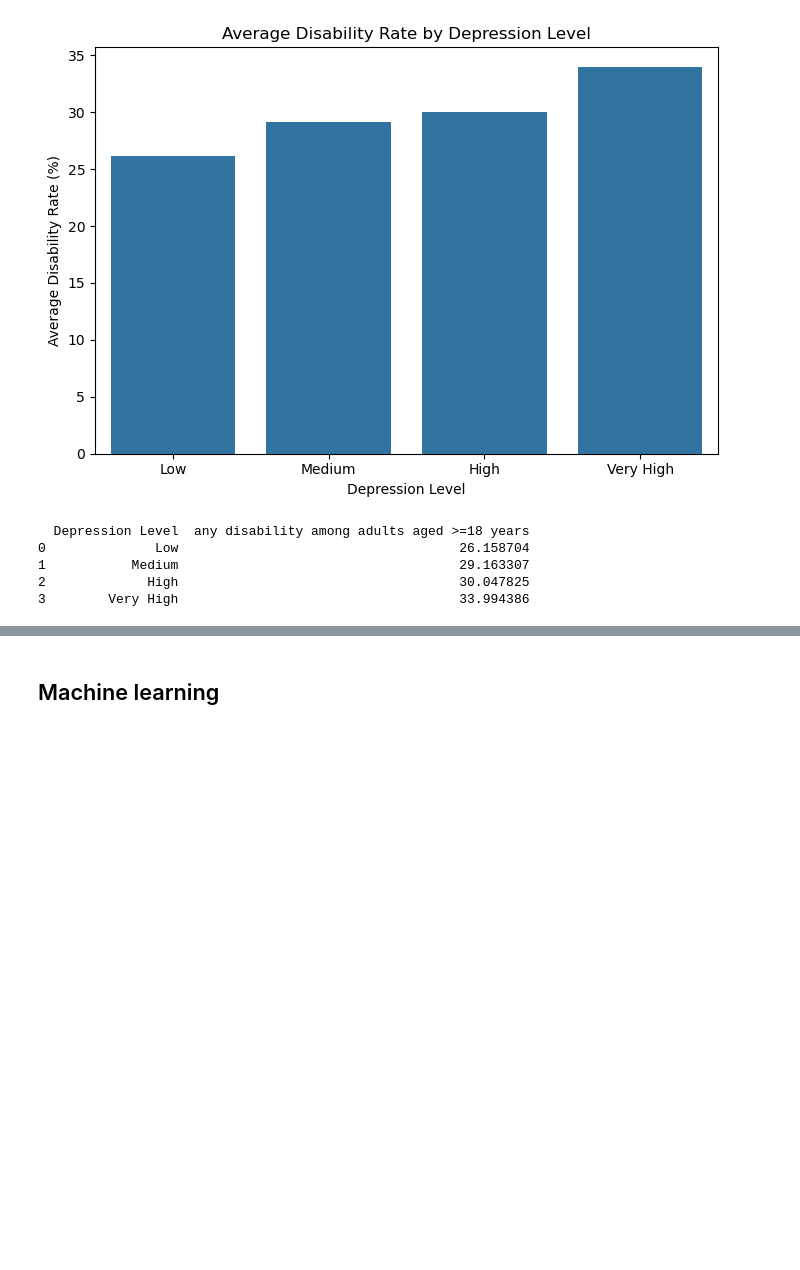
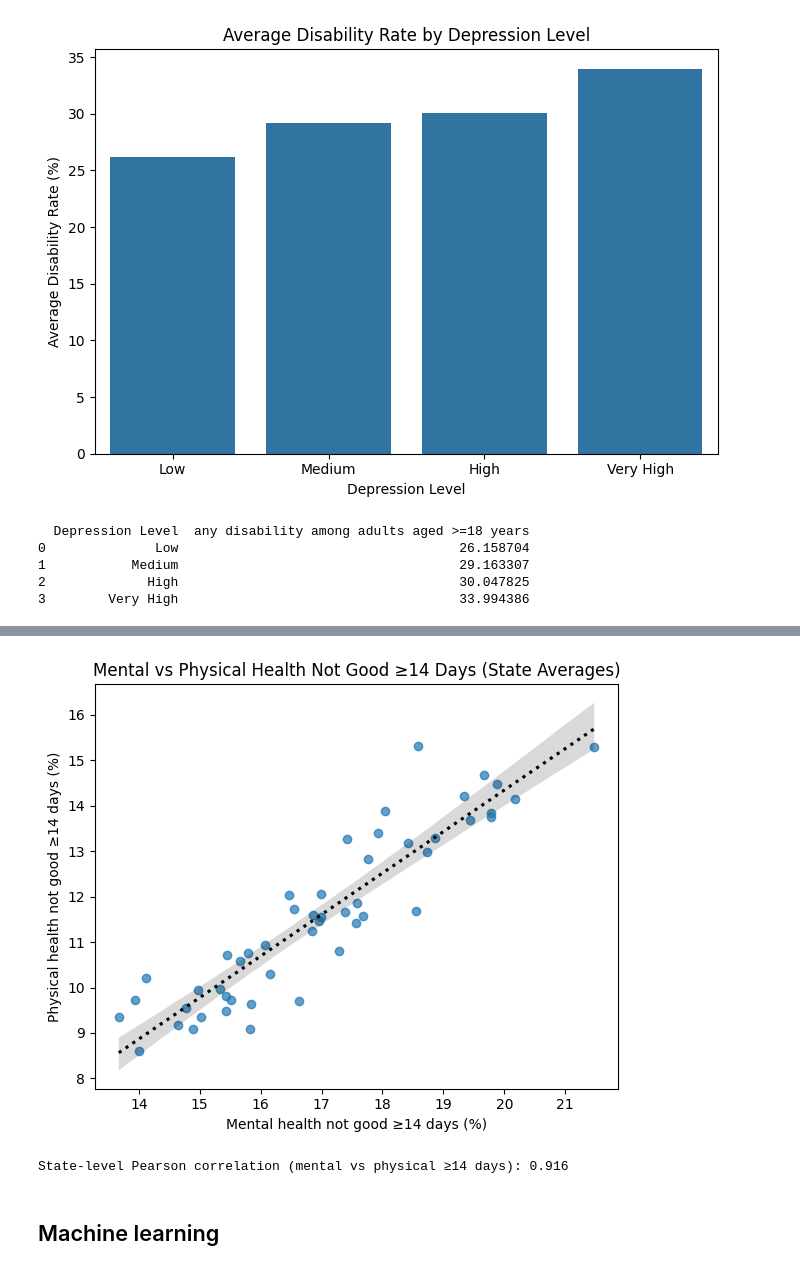
Before and after one commit to jjohn314/exploring-health-outcomes, a Jupyter notebook: prog_report.ipynb, the cells around one changed output, grey strips where cells are left out. Drawn from its saved outputs; the diff is of its cells as text; code cells hidden in the pictures; blank space fills up the shorter version.

Commit message:
Bivariate Map and Scatter with Trend Added

```diff
--- a/prog_report.ipynb
+++ b/prog_report.ipynb
@@ -492,3 +572,63 @@ print(grouped)
+# %%
+# Mental vs Physical health (state-level) with trend line
+import pandas as pd
+import seaborn as sns
+import matplotlib.pyplot as plt
+
+raw_path = 'PLACES__Local_Data_for_Better_Health__Place_Data_2023_release.csv'
+df = pd.read_csv(raw_path)
+
+# Clean columns and measure names
+df.columns = df.columns.str.strip()
+df['Measure'] = df['Measure'].str.strip().str.lower()
+
+# Use age-adjusted prevalence for comparability
+df = df[df['Data_Value_Type'] == 'Age-adjusted prevalence']
+
+# Define exact measure names
+col_mental14 = 'mental health not good for >=14 days among adults aged >=18 years'
+col_physical14 = 'physical health not good for >=14 days among adults aged >=18 years'
+col_fairpoor = 'fair or poor self-rated health status among adults aged >=18 years'
+col_depression = 'depression among adults aged >=18 years'
+
+needed = [col_mental14, col_physical14, col_fairpoor, col_depression]
+
+# Filter to needed measures
+df_sel = df[df['Measure'].isin(needed)].copy()
+
+# Pivot to wide format at county level, then average to state level
+df_wide = df_sel.pivot_table(
+    index=['StateAbbr', 'LocationName'],
+    columns='Measure',
+    values='Data_Value'
+).reset_index()
+
+df_wide.columns.name = None
+
+# Compute state-level averages
+state_avg = df_wide.groupby('StateAbbr')[needed].mean().reset_index()
+
+# Scatter with trend line: Mental (x) vs Physical (y)
+plt.figure(figsize=(6,5))
+sns.regplot(
+    data=state_avg,
+    x=col_mental14,
+    y=col_physical14,
+    scatter_kws={'alpha':0.7},
+    line_kws={'color':'black','linestyle':':'}
+)
+plt.title('Mental vs Physical Health Not Good ≥14 Days (State Averages)')
+plt.xlabel('Mental health not good ≥14 days (%)')
+plt.ylabel('Physical health not good ≥14 days (%)')
+plt.tight_layout()
+plt.show()
+
+# Print correlation for reference
+corr = state_avg[[col_mental14, col_physical14]].corr().iloc[0,1]
+print('State-level Pearson correlation (mental vs physical ≥14 days): {:.3f}'.format(corr))
+# %% [output]
+[figure, added]
+State-level Pearson correlation (mental vs physical ≥14 days): 0.916
 # %% [markdown]
 ## Machine learning
 # %% [markdown]
```
Also changed, not shown: parts of 9 cells of this notebook, 1 other file.
